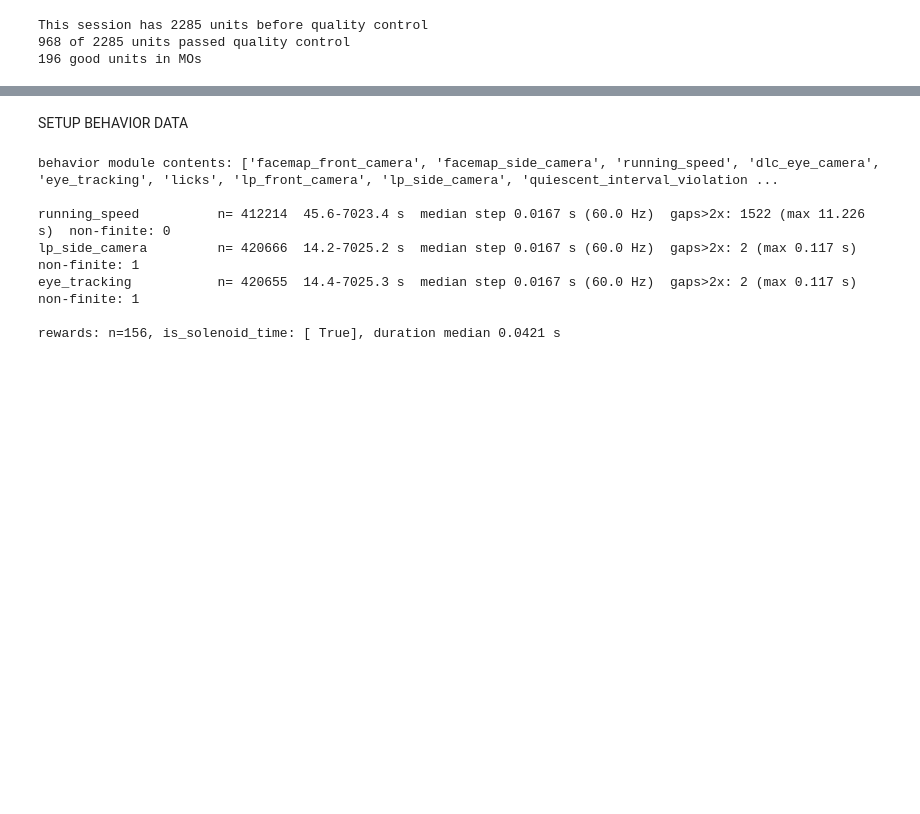
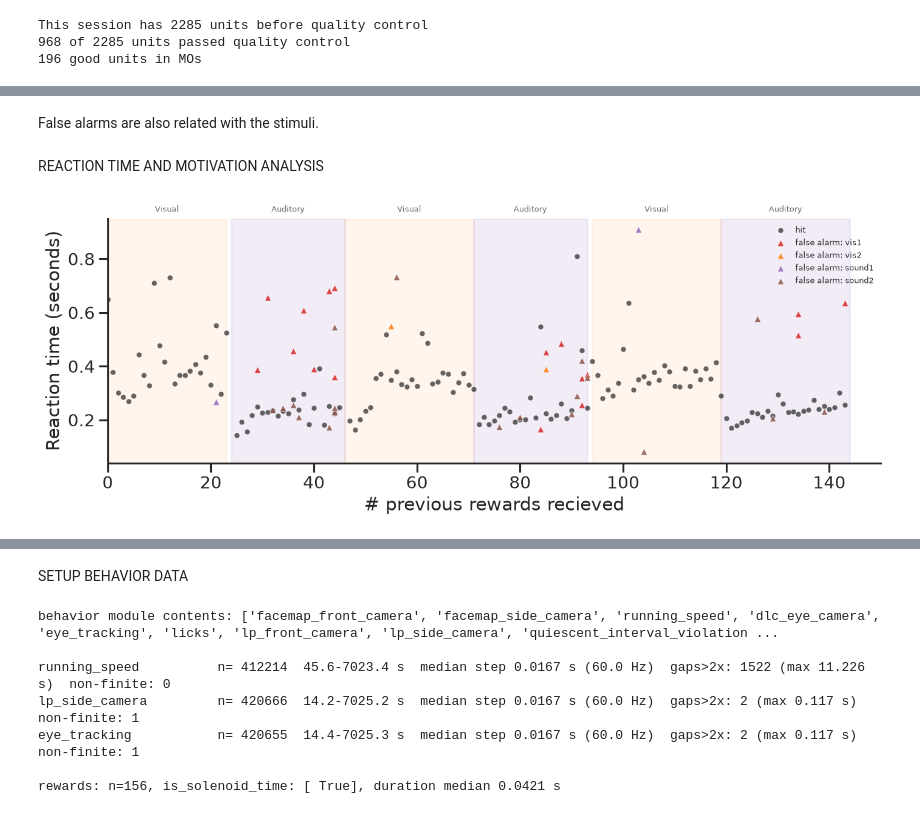
Before and after one commit to tierneydaw1/MisfiringSquad, a Jupyter notebook: code/Expectation.ipynb, the cells around one changed output, grey strips where cells are left out. Drawn from its saved outputs; the diff is of its cells as text; code cells hidden in the pictures; blank space fills up the shorter version.

```diff
--- a/code/Expectation.ipynb
+++ b/code/Expectation.ipynb
@@ -477,0 +343,55 @@ rewarded                  0  142         0
+# %% [markdown]
+False alarms are also related with the stimuli.
+# %% [markdown]
+REACTION TIME AND MOTIVATION ANALYSIS
+# %%
+# rewards received strictly before the current trial
+trials['n_previous_rewards'] = trials.is_rewarded.cumsum().shift(1).fillna(0).astype(int)
+
+rt_scatter_data = trials[rt_trial_mask & trials.outcome.isin(RT_OUTCOMES)
+                         & trials.reaction_time.notna()]
+
+CONTEXT_SHADE = {'vis': ('tab:orange', 0.07), 'aud': ('tab:purple', 0.12)}
+CONTEXT_LABELS = {'vis': 'Visual', 'aud': 'Auditory'}
+HIT_COLOR = 'black'
+FA_STIM_COLORS = {'vis1': 'tab:red', 'vis2': 'tab:orange',
+                  'sound1': 'tab:purple', 'sound2': 'tab:brown'}
+
+fig, ax = plt.subplots(figsize=(12, 4.8))
+
+# --- block bands, in x = cumulative rewards --------------------------------
+for block_index, block_trials in trials.groupby('block_index'):
+    band_start = block_trials.n_previous_rewards.min()
+    band_stop = block_trials.n_previous_rewards.max()
+    block_context = block_trials.rewarded_modality.iloc[0]
+    shade_color, shade_alpha = CONTEXT_SHADE[block_context]
+    ax.axvspan(band_start, band_stop, color=shade_color, alpha=shade_alpha, zorder=0)
+    ax.annotate(CONTEXT_LABELS[block_context],
+                ((band_start + band_stop) / 2, 1.02),
+                xycoords=('data', 'axes fraction'),
+                ha='center', va='bottom', fontsize=8, color='0.4')
+
+# --- hits: circles, one colour (the stimulus is always the block target) -----
+hit_data = rt_scatter_data[rt_scatter_data.outcome == 'hit']
+ax.scatter(hit_data.n_previous_rewards, hit_data.reaction_time,
+           s=28, alpha=0.6, marker='o', color=HIT_COLOR,
+           edgecolor='white', linewidth=0.4, zorder=2, label='hit')
+
+# --- false alarms: triangles, coloured by the stimulus licked to -------------
+fa_data = rt_scatter_data[rt_scatter_data.outcome == 'false alarm']
+for stim_name in [s for s in FA_STIM_COLORS if s in set(fa_data.stim_name)]:
+    stim_subset = fa_data[fa_data.stim_name == stim_name]
+    ax.scatter(stim_subset.n_previous_rewards, stim_subset.reaction_time,
+               s=40, alpha=0.85, marker='^', color=FA_STIM_COLORS[stim_name],
+               edgecolor='white', linewidth=0.4, zorder=3,
+               label='false alarm: %s' % stim_name)
+
+ax.set_xlabel('# previous rewards recieved')
+ax.set_ylabel('Reaction time (seconds)')
+ax.legend(fontsize=8, frameon=False, ncol=1, loc='upper right')
+ax.set_xlim(0,150)
+sns.despine(ax=ax)
+fig.tight_layout()
+plt.show()
+# %% [output]
+[figure, added]
```
Also changed, not shown: parts of 19 cells of this notebook.
